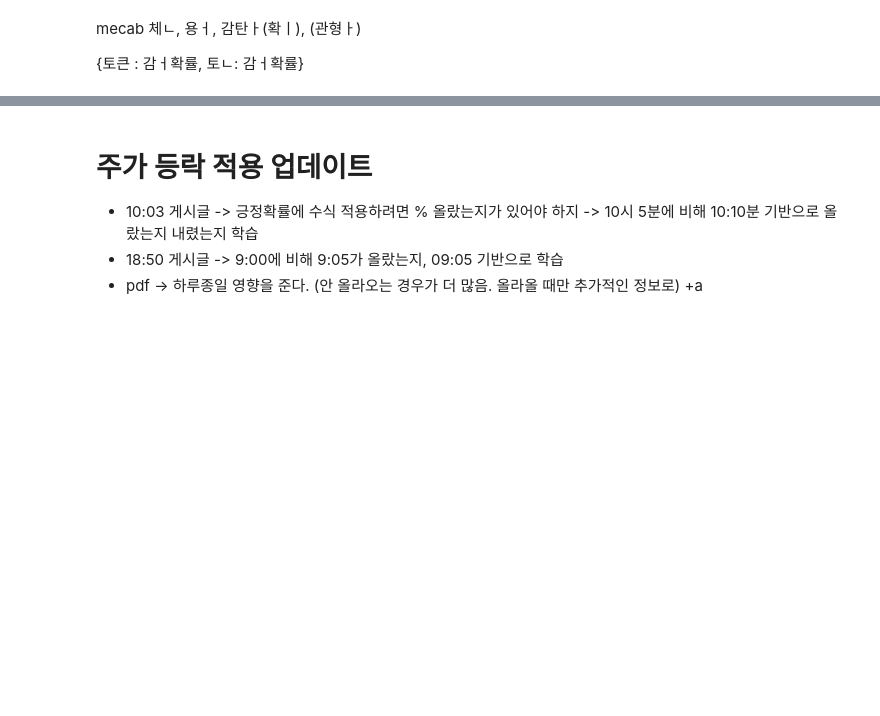
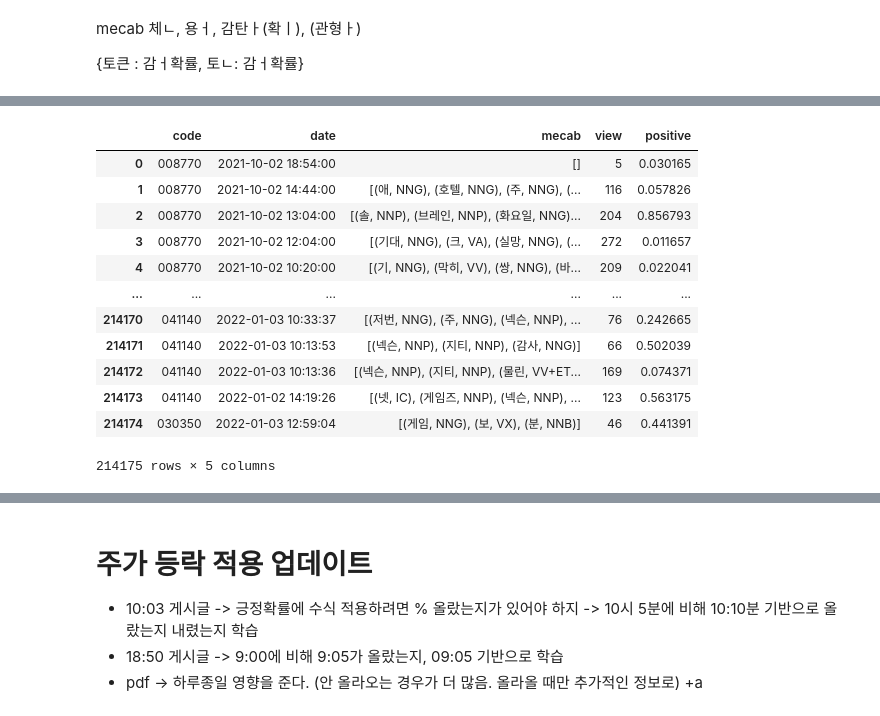
Before and after one commit to jayleenym/AYOA, a Jupyter notebook: 감성사전/감성사전만들기.ipynb, the cells around one changed output, grey strips where cells are left out. Cells and saved outputs as stored; diff of their text form; code cells hidden in the pictures; blank space fills up the shorter version.

```diff
--- a/감성사전/감성사전만들기.ipynb
+++ b/감성사전/감성사전만들기.ipynb
@@ -140,0 +92,53 @@ mecab 체ㄴ, 용ㅓ, 감탄ㅏ(확ㅣ), (관형ㅏ)
+# %%
+def data_preprocessing(pkl : str):
+  df = pd.read_pickle(pkl)
+  types = {i : 'int16' for i in df.columns if i not in ['_id', 'code', 'date', 'title', 'nsmc', 'shop']}
+  df = df.astype(dtype = types)
+  df.date = pd.to_datetime(df.date)
+  # 중복 제거
+  df.drop_duplicates(subset = ['code', 'title'], inplace=True, ignore_index= True)
+  df['positive'] = (df.nsmc + df.shop) / 2
+  # 전처리
+  # Stopwords 처리
+  pattern1 = re.compile(r'[{}]'.format(re.escape(punctuation)))  # punctuation 제거
+  pattern2 = re.compile(r'[^가-힣! ]')  # 특수문자, 자음, 모음, 숫자, 영어 제거
+  pattern3 = re.compile(r'\s{2,}')  # white space 1개로 바꾸기.
+
+  df.title = df.title.map(lambda x: pattern3.sub(' ',
+                                                    pattern2.sub('',
+                                                                    pattern1.sub('', x))))
+  global mecab
+  mecab = Mecab()
+  # mecab 토큰화
+  # df['mecab'] = df.title.apply(lambda x: mecab.morphs(x))
+  df['mecab'] = df.title.apply(lambda x: mecab.pos(x))
+  # N(체언), V(용언), IC(감탄사)만 거르기
+  for m in df.mecab.values:
+    for w, t in m:
+        # print(m)
+        if t.startswith('N') or t.startswith("V") or t == 'IC': pass
+        else: m.remove((w, t))
+
+  return df
+# %%
+NAVER = data_preprocessing('./naver_all.pkl').rename(columns = {'views':'view'})
+DC = data_preprocessing('./dc_all.pkl')
+# %%
+# naver = NAVER.drop(columns = ['_id', 'nsmc', 'shop'])
+DATA = NAVER[['code', 'date', 'mecab', 'view', 'positive']].append(DC[['code', 'date', 'mecab', 'view', 'positive']],
+                                                                    ignore_index = True)
+DATA
+# %% [output]
+|  | code | date | mecab | view | positive |
+| 0 | 008770 | 2021-10-02 18:54:00 | [] | 5 | 0.030165 |
+| 1 | 008770 | 2021-10-02 14:44:00 | [(애, NNG), (호텔, NNG), (주, NNG), (... | 116 | 0.057826 |
+| 2 | 008770 | 2021-10-02 13:04:00 | [(솔, NNP), (브레인, NNP), (화요일, NNG)... | 204 | 0.856793 |
+| 3 | 008770 | 2021-10-02 12:04:00 | [(기대, NNG), (크, VA), (실망, NNG), (... | 272 | 0.011657 |
+| 4 | 008770 | 2021-10-02 10:20:00 | [(기, NNG), (막히, VV), (쌍, NNG), (바... | 209 | 0.022041 |
+| ... | ... | ... | ... | ... | ... |
+| 214170 | 041140 | 2022-01-03 10:33:37 | [(저번, NNG), (주, NNG), (넥슨, NNP), ... | 76 | 0.242665 |
+| 214171 | 041140 | 2022-01-03 10:13:53 | [(넥슨, NNP), (지티, NNP), (감사, NNG)] | 66 | 0.502039 |
+| 214172 | 041140 | 2022-01-03 10:13:36 | [(넥슨, NNP), (지티, NNP), (물린, VV+ET... | 169 | 0.074371 |
+| 214173 | 041140 | 2022-01-02 14:19:26 | [(넷, IC), (게임즈, NNP), (넥슨, NNP), ... | 123 | 0.563175 |
+| 214174 | 030350 | 2022-01-03 12:59:04 | [(게임, NNG), (보, VX), (분, NNB)] | 46 | 0.441391 |
+214175 rows × 5 columns
```
Also changed, not shown: parts of 18 cells of this notebook.
